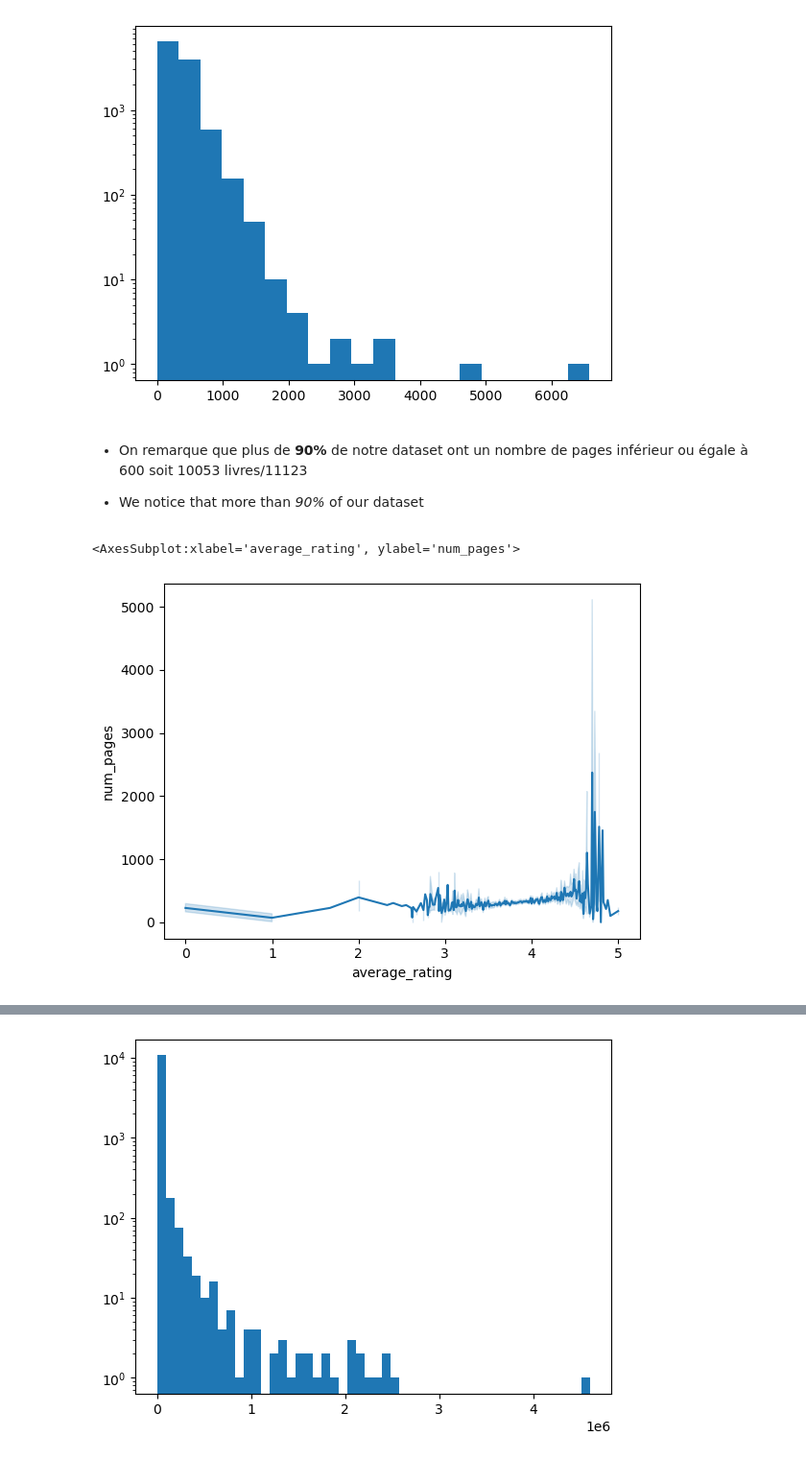
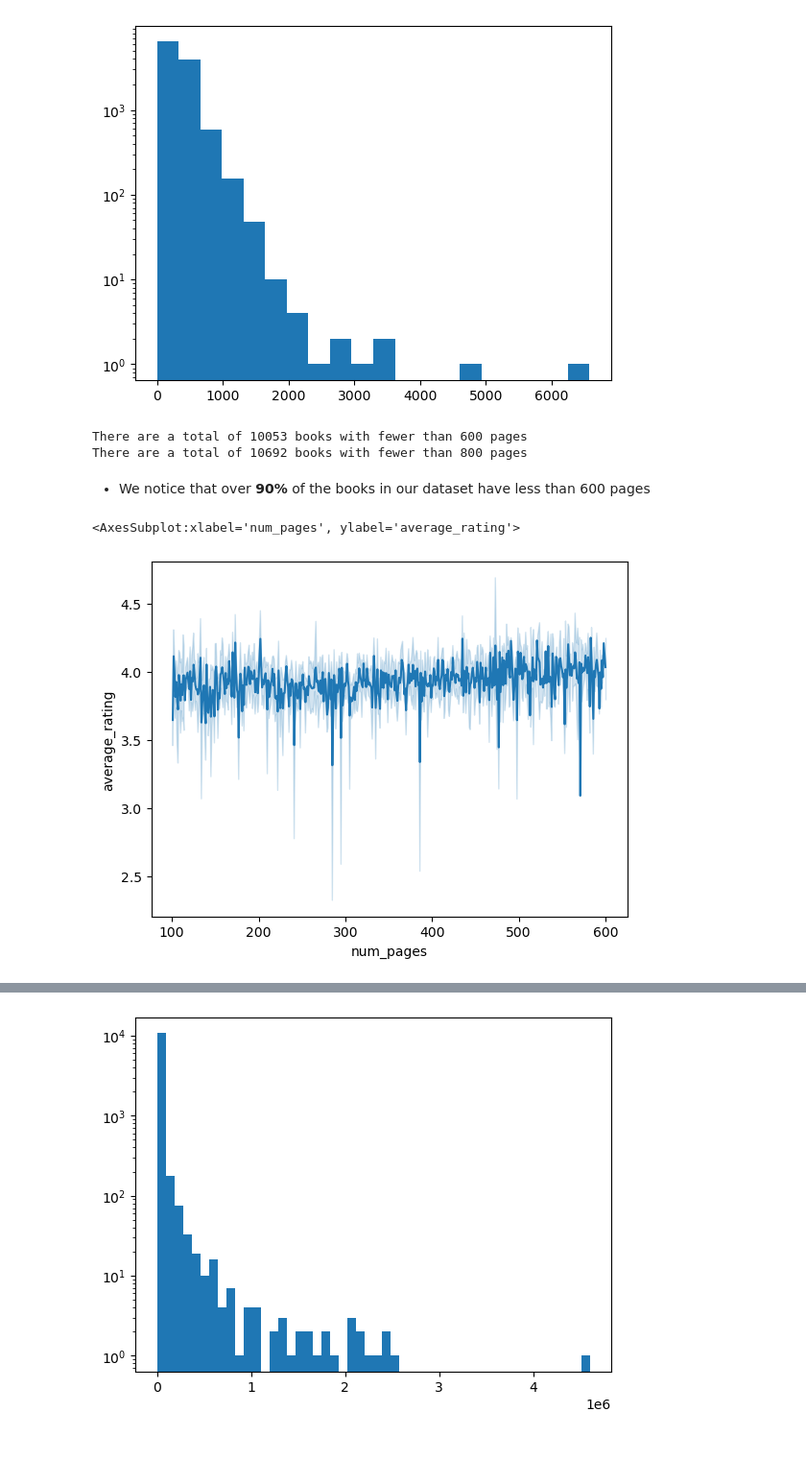
Before and after one commit to Attoumassa/book_rating_prediction_model, a Jupyter notebook: Data_analysis/exploratory_analysis.ipynb, the cells around one changed output, grey strips where cells are left out. Shown at 96% size. Cells and saved outputs as stored; diff of their text form; code cells hidden in the pictures.

```diff
--- a/Data_analysis/exploratory_analysis.ipynb
+++ b/Data_analysis/exploratory_analysis.ipynb
@@ -9,8 +9,7 @@ raw_df = pd.read_csv(
     filepath_or_buffer="/Users/attoumassa/DSTI/Python Labs/Project/books.csv",
     on_bad_lines="warn",
     sep=",",
-    skipinitialspace=True,
-)
+    skipinitialspace=True)
 # %% [output]
 b'Skipping line 3350: expected 12 fields, saw 13\nSkipping line 4704: expected 12 fields, saw 13\nSkipping line 5879: expected 12 fields, saw 13\nSkipping line 8981: expected 12 fields, saw 13\n'
 # %% [markdown]
@@ -103,4 +97,8 @@ plt.show()
+# %%
+print("There are a total of",count_num_pages_under(600),"books with fewer than 600 pages")
+print("There are a total of",count_num_pages_under(800),"books with fewer than 800 pages")
+# %% [output]
+There are a total of 10053 books with fewer than 600 pages
+There are a total of 10692 books with fewer than 800 pages
 # %% [markdown]
-- On remarque que plus de **90%** de notre dataset ont un nombre de pages inférieur ou égale à 600 soit 10053 livres/11123
-
-- We notice that more than *90%* of our dataset
+- We notice that over **90%** of the books in our dataset have less than 600 pages
@@ -109,5 +105,10 @@ import seaborn as sns
+# %%
+df_inf6 = df[df["num_pages"]<=600]
+df_interv=df_inf6[df_inf6["num_pages"]>100]
+df_sup2k = df[df["num_pages"]>2000]
 # %%
-sns.lineplot(data=df,x="average_rating",y="num_pages")
+import seaborn as sns
+sns.lineplot(data=df_interv,x="num_pages",y="average_rating")
 # %% [output]
-<AxesSubplot:xlabel='average_rating', ylabel='num_pages'>
+<AxesSubplot:xlabel='num_pages', ylabel='average_rating'>
-[figure, old version]
+[figure, new version]
```
Also changed, not shown: parts of 13 cells of this notebook.
